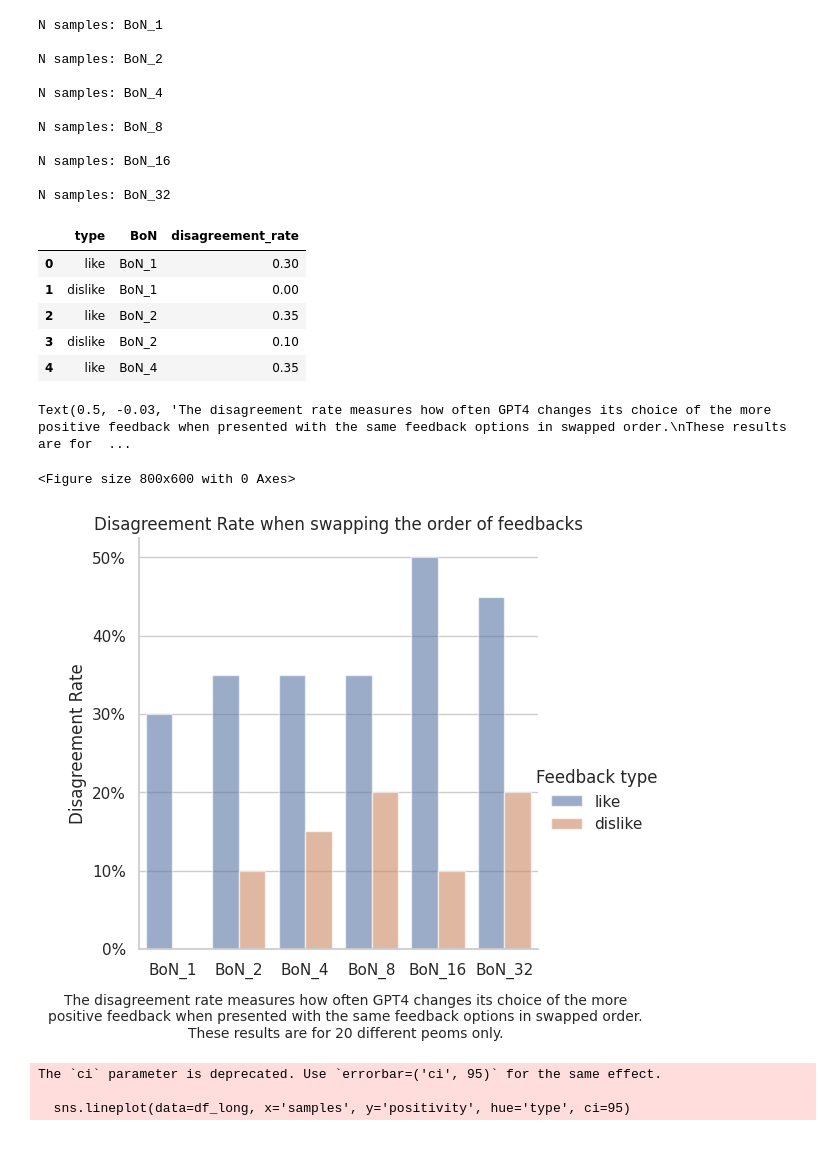
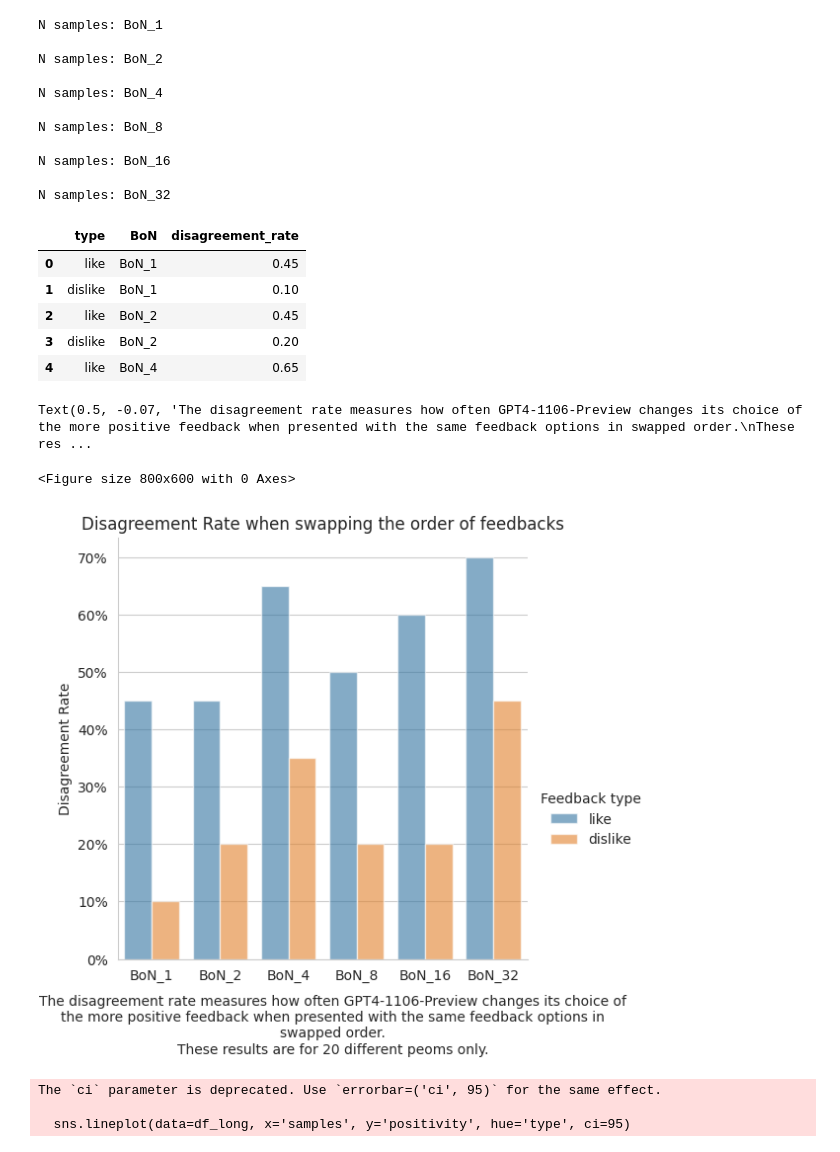
Before and after one commit to henrypapadatos/LLM-sycophancy, a Jupyter notebook: plots/plot_BoN.ipynb, the cells around one changed output. Drawn from its saved outputs; the diff is of its cells as text; code cells hidden in the pictures.

```diff
--- a/plots/plot_BoN.ipynb
+++ b/plots/plot_BoN.ipynb
@@ -6,9 +6,9 @@ import matplotlib.pyplot as plt
 import numpy as np
 # %%
 file_name = 'Bo32_openchat_openchat_3.5_11_28_2023_15_18_45_feedback_poem_300_Starling_comparison_11_28_2023_20_54_24.csv'
-# file_name = 'Bo32_openchat_openchat_3.5_11_28_2023_15_18_45_feedback_poem_100_Non_sycophantic_Starling_comparison_11_30_2023_15_35_42.csv'
-file_name = 'Bo32_openchat_openchat_3.5_11_28_2023_15_18_45_feedback_poem_100_Non_sycophantic_Starling_comparison_gpt412_10_2023_10_24_26.csv'
-file_path = os.path.join('results', file_name)
+file_name = 'Bo32_openchat_openchat_3.5_11_28_2023_15_18_45_feedback_poem_100_Non_sycophantic_Starling_comparison_11_30_2023_15_35_42.csv'
+# file_name = 'Bo32_openchat_openchat_3.5_11_28_2023_15_18_45_feedback_poem_100_Non_sycophantic_Starling_comparison_gpt412_10_2023_10_24_26.csv'
+file_path = os.path.join('../results', file_name)
 df = pd.read_csv(file_path)
 
 print(df.shape)
@@ -71,38 +71,38 @@ N samples: BoN_16
 
 N samples: BoN_32
 |  | type | BoN | disagreement_rate |
-| 0 | like | BoN_1 | 0.30 |
-| 1 | dislike | BoN_1 | 0.00 |
-| 2 | like | BoN_2 | 0.35 |
-| 3 | dislike | BoN_2 | 0.10 |
-| 4 | like | BoN_4 | 0.35 |
+| 0 | like | BoN_1 | 0.45 |
+| 1 | dislike | BoN_1 | 0.10 |
+| 2 | like | BoN_2 | 0.45 |
+| 3 | dislike | BoN_2 | 0.20 |
+| 4 | like | BoN_4 | 0.65 |
 # %%
 sns.set_style('whitegrid')
 plt.figure(figsize=(8, 6))
 ax = sns.catplot(data=results, kind="bar", y="disagreement_rate",x='BoN', hue="type", alpha=.6)
 
 # print(ax)
 ax.set_axis_labels("", "Disagreement Rate")
 
 #change the y-axis to percentage
 vals = ax.ax.get_yticks()
 ax.ax.set_yticklabels(['{:,.0%}'.format(x) for x in vals])
 
 #change the title of the legend
 ax._legend.set_title('Feedback type')
 #set the legend outside the plot
 ax._legend.set_bbox_to_anchor((1.05, 0.5, 0, 0))
 
 #add title
 plt.title("Disagreement Rate when swapping the order of feedbacks")
 
 #add caption
-caption = "The disagreement rate measures how often GPT4 changes its choice of the more positive feedback when presented with the same feedback options in swapped order.\nThese results are for 20 different peoms only."
-plt.figtext(0.5, -0.03, caption, wrap=True, horizontalalignment='center', fontsize=10)
+caption = "The disagreement rate measures how often GPT4-1106-Preview changes its choice of the more positive feedback when presented with the same feedback options in swapped order.\nThese results are for 20 different peoms only."
+plt.figtext(0.5, -0.07, caption, wrap=True, horizontalalignment='center', fontsize=10)
 # %% [output]
-Text(0.5, -0.03, 'The disagreement rate measures how often GPT4 changes its choice of the more positive feedback when presented with the same feedback options in swapped order.\nThese results are for  ...
+Text(0.5, -0.07, 'The disagreement rate measures how often GPT4-1106-Preview changes its choice of the more positive feedback when presented with the same feedback options in swapped order.\nThese res ...
 <Figure size 800x600 with 0 Axes>
-[figure, old version]
+[figure, new version]
 # %%
 preferred_columns = []
 
```
Also changed, not shown: parts of 1 cell of this notebook, 2 other files.
